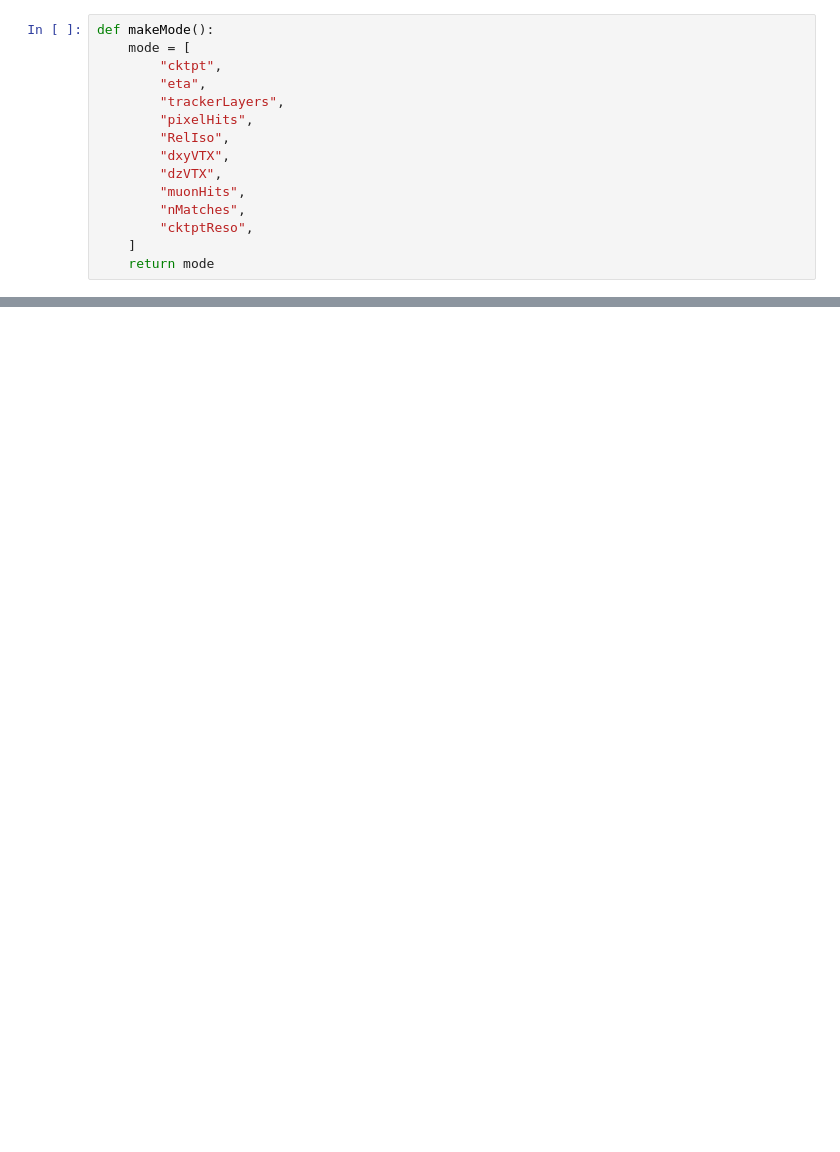
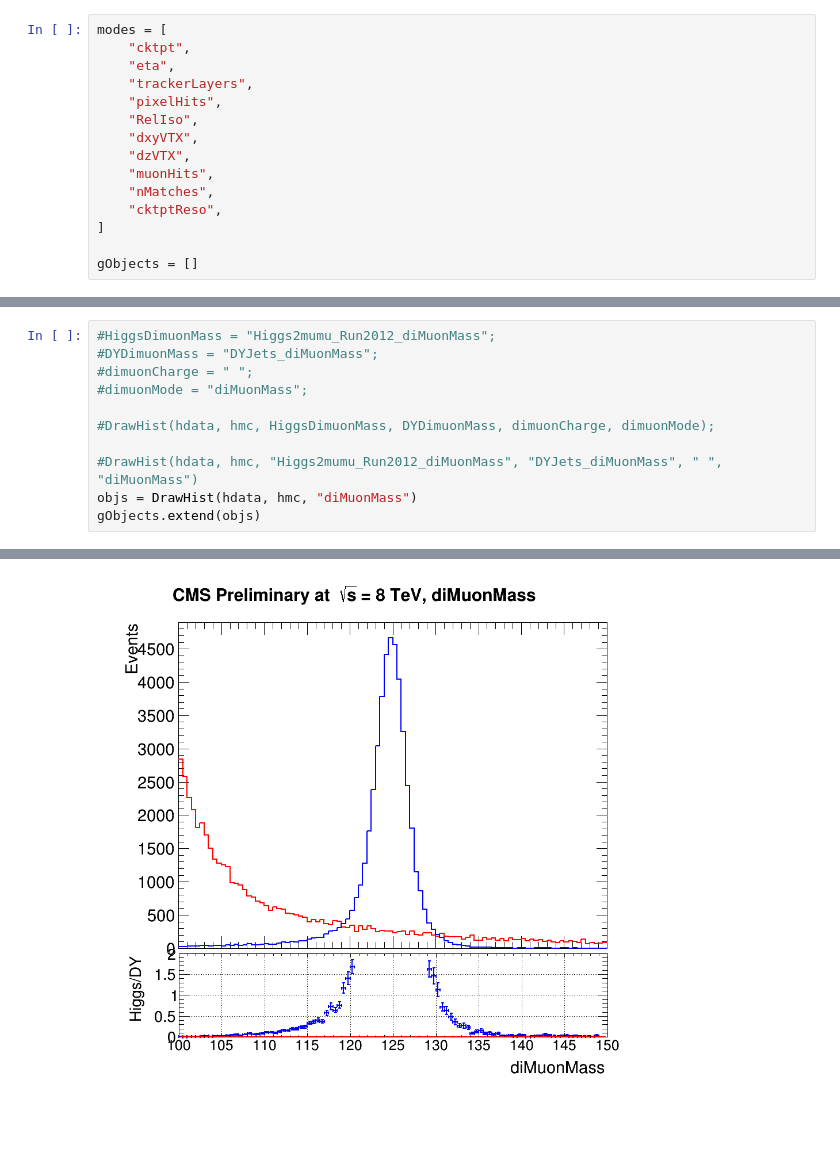
Before and after one commit to swkim95/H2mumuClassification, a Jupyter notebook: DYntupleMaker/Mll/drawPlots.ipynb, the cells around one changed output, grey strips where cells are left out. Saved outputs shown, nothing was run; the diff lists cells and outputs as text; blank space fills up the shorter version.

```diff
--- a/DYntupleMaker/Mll/drawPlots.ipynb
+++ b/DYntupleMaker/Mll/drawPlots.ipynb
@@ -4,16 +18,16 @@ gROOT.ProcessLine(".x setTDRStyle.C")
 # %%
-def makeMode():
-    mode = [
-        "cktpt",
-        "eta",
-        "trackerLayers",
-        "pixelHits",
-        "RelIso",
-        "dxyVTX",
-        "dzVTX",
-        "muonHits",
-        "nMatches",
-        "cktptReso",
-    ]
-    return mode
+modes = [
+    "cktpt",
+    "eta",
+    "trackerLayers",
+    "pixelHits",
+    "RelIso",
+    "dxyVTX",
+    "dzVTX",
+    "muonHits",
+    "nMatches",
+    "cktptReso",
+]
+
+gObjects = []
 # %%
@@ -153,0 +118,12 @@ f1.Close();
+# %%
+#HiggsDimuonMass = "Higgs2mumu_Run2012_diMuonMass";
+#DYDimuonMass = "DYJets_diMuonMass";
+#dimuonCharge = " ";
+#dimuonMode = "diMuonMass";
+
+#DrawHist(hdata, hmc, HiggsDimuonMass, DYDimuonMass, dimuonCharge, dimuonMode);
+
+#DrawHist(hdata, hmc, "Higgs2mumu_Run2012_diMuonMass", "DYJets_diMuonMass", " ", "diMuonMass")
+objs = DrawHist(hdata, hmc, "diMuonMass")
+gObjects.extend(objs)
+# %% [output]
@@ -153,0 +139 @@ f1.Close();
+[figure, added]
```
Also changed, not shown: parts of 6 cells of this notebook, 1 other file.
